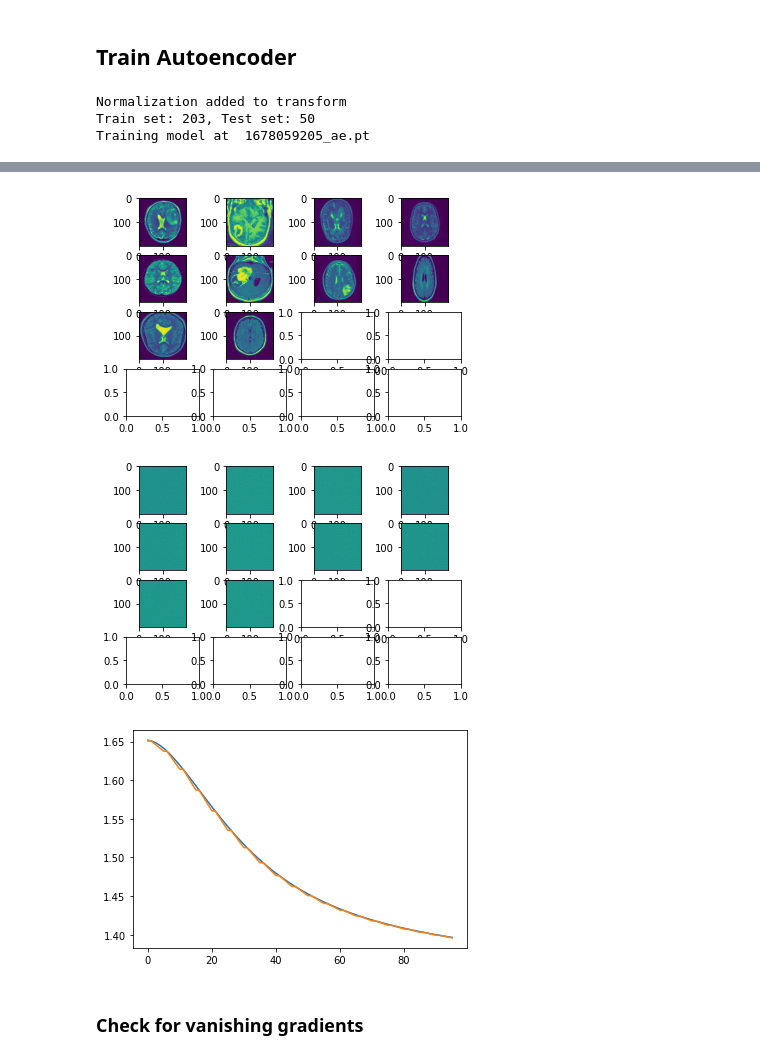
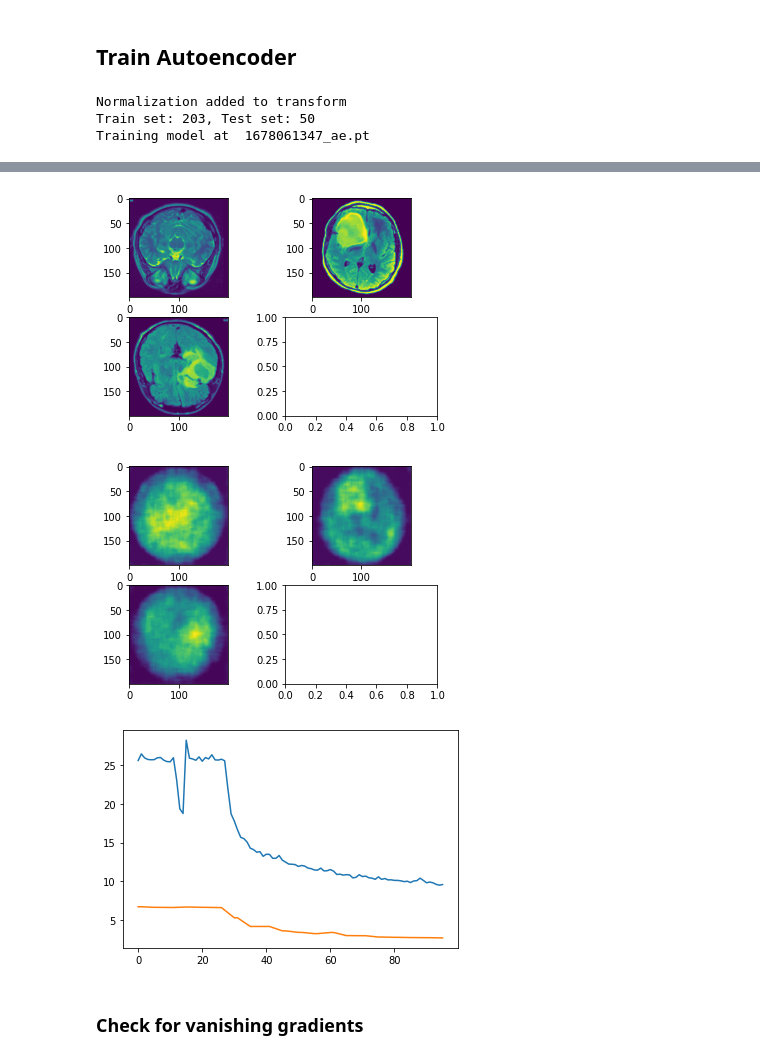
Before and after one commit to rhausman/brain_tumor_analysis, a Jupyter notebook: Tumor_Analysis.ipynb, the cells around one changed output, grey strips where cells are left out. Drawn from its saved outputs; the diff is of its cells as text; code cells hidden in the pictures.

```diff
--- a/Tumor_Analysis.ipynb
+++ b/Tumor_Analysis.ipynb
@@ -131,9 +131,16 @@ class MyDataSet(Dataset):
     return mean, std
 
   def set_up_normalization(self, mean, std):
-    self.transform_list.append(transforms.Normalize(mean=(mean), std=(std) ))
+    self.transform_list.append(transforms.Normalize(mean=(mean), std=(std)))
     self.transform = transforms.Compose(self.transform_list)
     print("Normalization added to transform")
+
+    """
+    # between -1 and 1?
+    self.transform_list.append(transforms.Lambda( lambda x: ((x/torch.max(x)) -0.5)*2 ))
+    self.transform = transforms.Compose(self.transform_list)
+    print("Normalization added to transform")
+    """
 
 
   def __len__(self):
@@ -440,6 +447,9 @@ class VAE(nn.Module):
     self.decoder_linear, self.decoder_conv = [], []
 
     s = (1, self.res, self.res)
+
+    def app(l):
+      self.decoder_linear.append(l) #todo be continued
 
     self.encoder_conv.append(nn.Conv2d(1, 4, 5))
     self.encoder_conv.append(nn.ReLU())
@@ -516,6 +526,7 @@ class VAE(nn.Module):
     #return torch.sigmoid(x)
 
 
+
   def encode(self, x):
     x = self.encoder_conv(x)
     #print(f"Shape after conv: {x.shape}")
@@ -533,7 +544,7 @@ class VAE(nn.Module):
     #print("x shape: ", x.shape)
     # todo decode linear
     # todo activation?
-    return torch.sigmoid(x)
+    return x #torch.sigmoid(x)
 
   def inference(self, x, mean=0, std=1):
     out = self.forward(x)
@@ -599,7 +590,7 @@ print("Training model at ", model_save_name)
 # %% [output]
 Normalization added to transform
 Train set: 203, Test set: 50
-Training model at  1678059205_ae.pt
+Training model at  1678061347_ae.pt
 # %%
 device = torch.device("cuda:0" if torch.cuda.is_available() else "cpu")
 
@@ -607,18 +598,18 @@ net = VAE()
 net = net.to(device) # todo remove
 
 loss_fxn = nn.MSELoss()
-optimizer = optim.SGD(net.parameters(), lr=0.01, momentum=0.9) # weight_decay = 1e-5 # todo 0.001 learning rate
+optimizer = optim.SGD(net.parameters(), lr=0.001, momentum=0.9) # weight_decay = 1e-5 # todo 0.001 learning rate
 
 train_losses = []
 test_losses = []
 
-one_batch = next(iter(train_loader)) ## TODO remove these 2 lines
-torch.autograd.set_detect_anomaly(True)
+#one_batch = next(iter(train_loader)) ## TODO remove these 2 lines
+#torch.autograd.set_detect_anomaly(True)
 
 for epoch in range(epochs):
   net.train()
   running_loss = 0.
-  for i, batch in enumerate([one_batch]): #enumerate(train_loader):
+  for i, batch in enumerate(train_loader): #enumerate(train_loader):
     X, y = batch
     X = X.to(device)
     y = y.to(device)
@@ -649,7 +640,7 @@ for epoch in range(epochs):
   net.eval()
   with torch.no_grad():
     test_loss = 0.
-    for i, val_batch in enumerate([one_batch]): #enumerate(test_loader): # todo CHANGE THIS BACK
+    for i, val_batch in enumerate(test_loader): #enumerate(test_loader): # todo CHANGE THIS BACK
       X, y = val_batch
       X = X.to(device)
       y = y.to(device)
@@ -681,6 +672,6 @@ Epoch 95 train loss: 1.3965870141983032
-[figure, old version]
+[figure, new version]
-[figure, old version]
+[figure, new version]
-[figure, old version]
+[figure, new version]
 # %% [markdown]
 ### Check for vanishing gradients
 # %%
```
Also changed, not shown: parts of 8 cells of this notebook.
